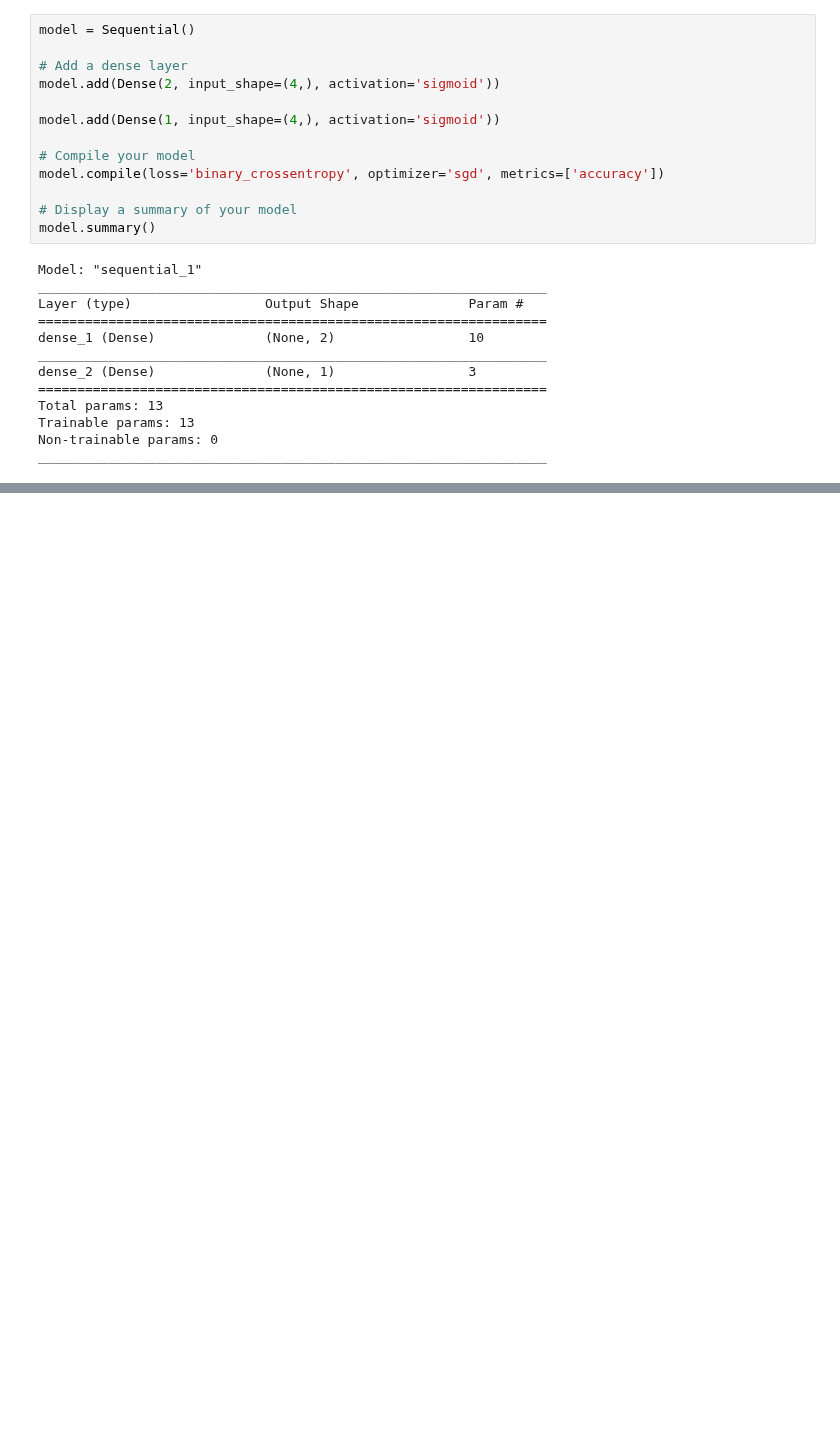
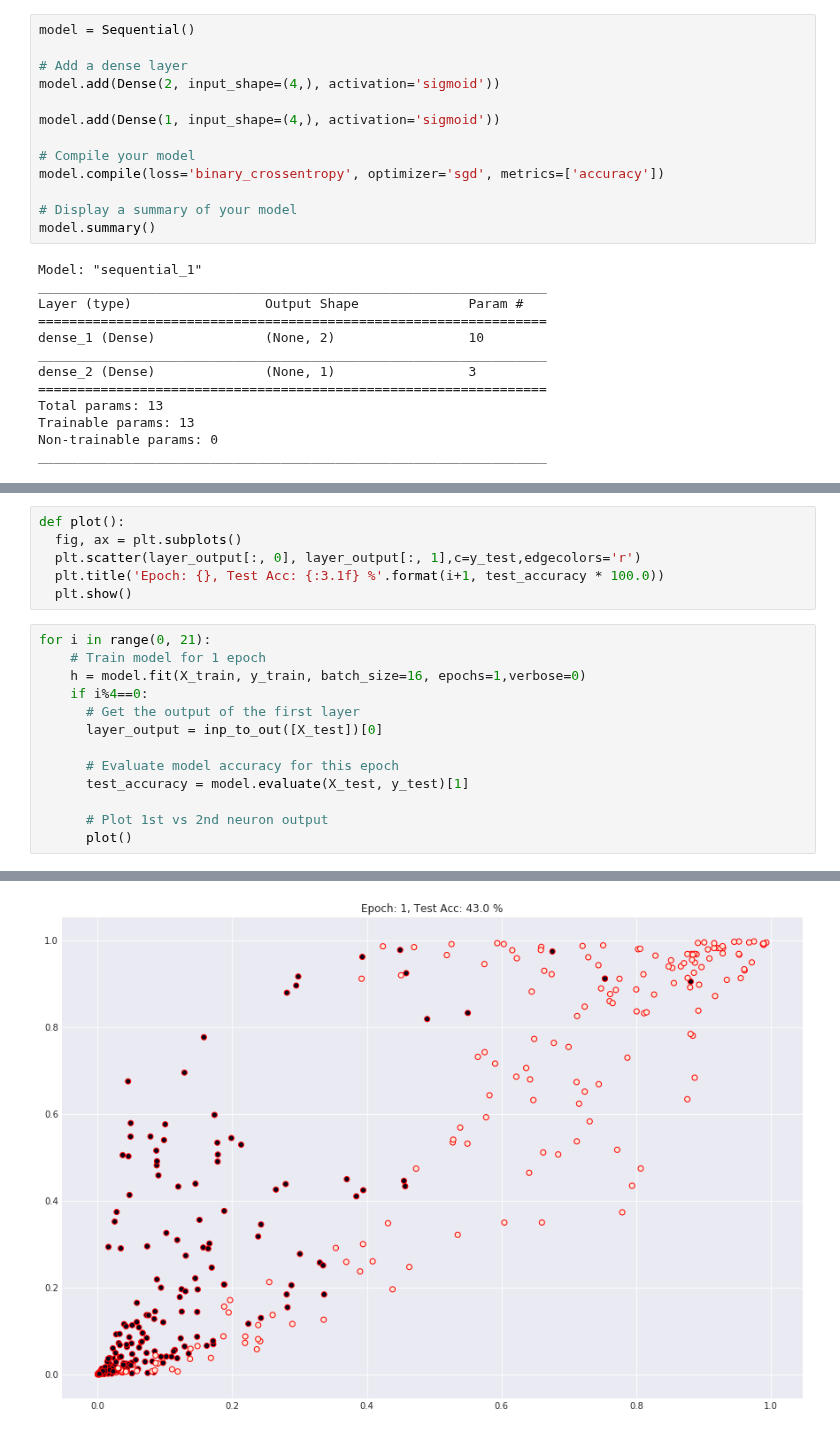
Before and after one commit to MikSm1th/datacamp_notes, a Jupyter notebook: deep_w_keras/Chap4.ipynb, the cells around one changed output, grey strips where cells are left out. Cells and saved outputs as stored; diff of their text form; blank space fills up the shorter version.

```diff
--- a/deep_w_keras/Chap4.ipynb
+++ b/deep_w_keras/Chap4.ipynb
@@ -160,0 +153,20 @@ print(inp_to_out([X_test]))
+# %%
+def plot():
+  fig, ax = plt.subplots()
+  plt.scatter(layer_output[:, 0], layer_output[:, 1],c=y_test,edgecolors='r')
+  plt.title('Epoch: {}, Test Acc: {:3.1f} %'.format(i+1, test_accuracy * 100.0))
+  plt.show()
+# %%
+for i in range(0, 21):
+  	# Train model for 1 epoch
+    h = model.fit(X_train, y_train, batch_size=16, epochs=1,verbose=0)
+    if i%4==0:
+      # Get the output of the first layer
+      layer_output = inp_to_out([X_test])[0]
+
+      # Evaluate model accuracy for this epoch
+      test_accuracy = model.evaluate(X_test, y_test)[1]
+
+      # Plot 1st vs 2nd neuron output
+      plot()
+# %% [output]
@@ -160,0 +174 @@ print(inp_to_out([X_test]))
+[figure, added]
```
Also changed, not shown: parts of 27 cells of this notebook.
